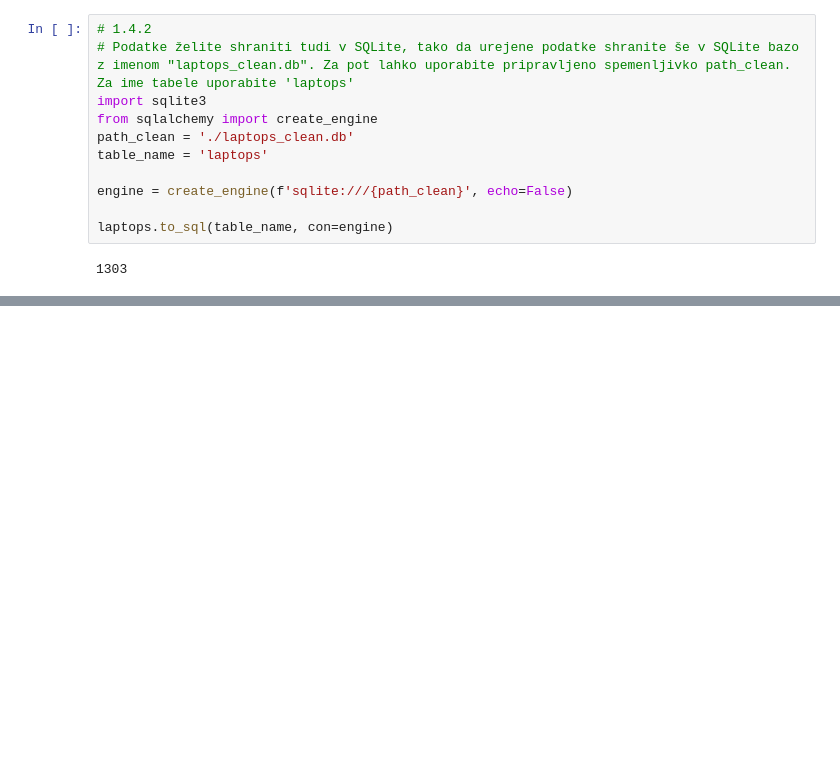
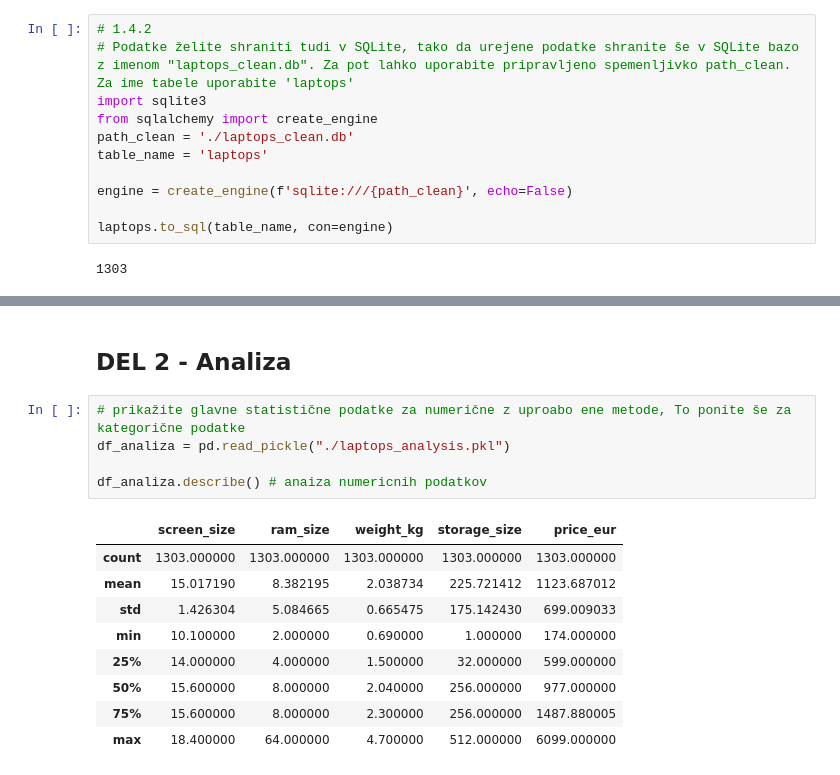
Before and after one commit to mihajlov123/python-analitika-notes, a Jupyter notebook: Izpiti/Vaje/vaje_za_izpit.ipynb, the cells around one changed output, grey strips where cells are left out. Drawn from its saved outputs; the diff is of its cells as text; blank space fills up the shorter version.

```diff
--- a/Izpiti/Vaje/vaje_za_izpit.ipynb
+++ b/Izpiti/Vaje/vaje_za_izpit.ipynb
@@ -442,3 +538,20 @@ laptops_read_test.head(10)
 | 7 | 7 | Apple | Macbook Air | Ultrabook | 13.3" | 1440x900 | Intel Core i5 1.8GHz | 8GB | 256GB Flash Storage | Intel HD Graphics 6000 | ... |
 | 8 | 8 | Asus | ZenBook UX430UN | Ultrabook | 14.0" | Full HD 1920x1080 | Intel Core i7 8550U 1.8GHz | 16GB | 512GB SSD | Nvidia GeForce MX150 | ... |
 | 9 | 9 | Acer | Swift 3 | Ultrabook | 14.0" | IPS Panel Full HD 1920x1080 | Intel Core i5 8250U 1.6GHz | 8GB | 256GB SSD | Intel UHD Graphics 620 | ... |
+# %% [markdown]
+## DEL 2 - Analiza
+# %%
+# prikažite glavne statistične podatke za numerične z uproabo ene metode, To ponite še za kategorične podatke
+df_analiza = pd.read_pickle("./laptops_analysis.pkl")
+
+df_analiza.describe() # anaiza numericnih podatkov
+# %% [output]
+|  | screen_size | ram_size | weight_kg | storage_size | price_eur |
+| count | 1303.000000 | 1303.000000 | 1303.000000 | 1303.000000 | 1303.000000 |
+| mean | 15.017190 | 8.382195 | 2.038734 | 225.721412 | 1123.687012 |
+| std | 1.426304 | 5.084665 | 0.665475 | 175.142430 | 699.009033 |
+| min | 10.100000 | 2.000000 | 0.690000 | 1.000000 | 174.000000 |
+| 25% | 14.000000 | 4.000000 | 1.500000 | 32.000000 | 599.000000 |
+| 50% | 15.600000 | 8.000000 | 2.040000 | 256.000000 | 977.000000 |
+| 75% | 15.600000 | 8.000000 | 2.300000 | 256.000000 | 1487.880005 |
+| max | 18.400000 | 64.000000 | 4.700000 | 512.000000 | 6099.000000 |
```
Also changed, not shown: parts of 27 cells of this notebook, 3 other files.
